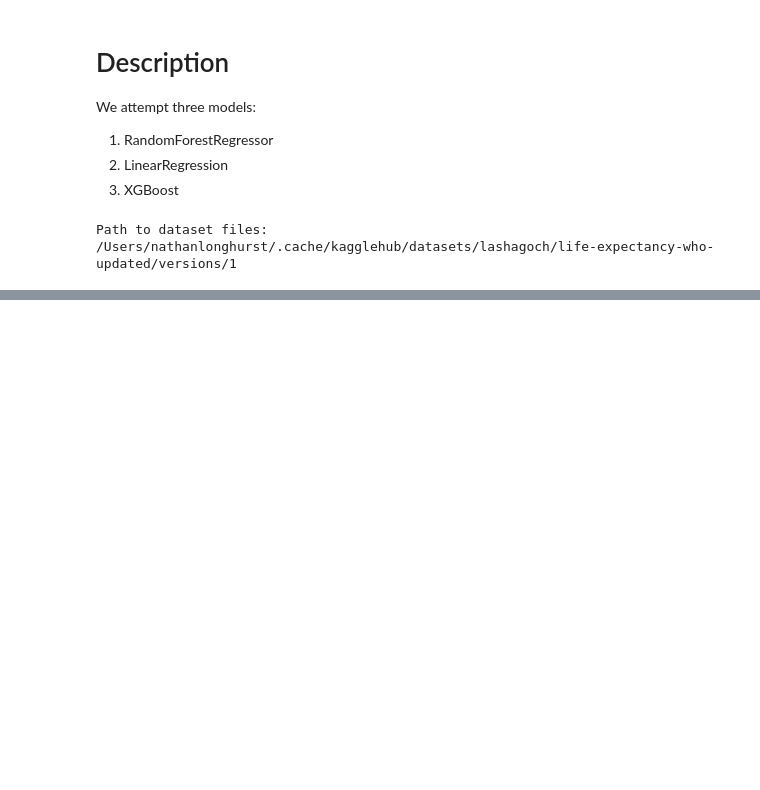
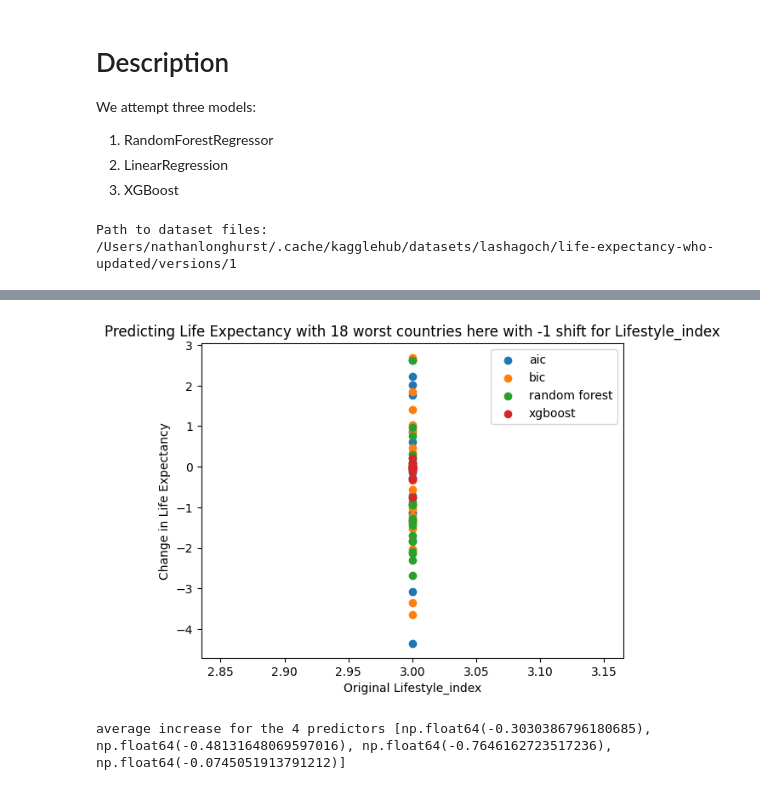
Before and after one commit to nlong1/vol3-project-semester1, a Jupyter notebook: model.ipynb, the cells around one changed output, grey strips where cells are left out. Cells and saved outputs as stored; diff of their text form; code cells hidden in the pictures; blank space fills up the shorter version.

```diff
--- a/model.ipynb
+++ b/model.ipynb
@@ -74,0 +131,8 @@ with open('XGBoost.pkl', 'rb') as f:
+# %%
+avg_increase = plot_worst_increase_2014("Lifestyle_index", -1, 18)
+# %% [output]
+[figure, added]
+# %%
+print(f"average increase for the 4 predictors {avg_increase}")
+# %% [output]
+average increase for the 4 predictors [np.float64(-0.3030386796180685), np.float64(-0.48131648069597016), np.float64(-0.7646162723517236), np.float64(-0.0745051913791212)]
```
Also changed, not shown: parts of 3 cells of this notebook.
